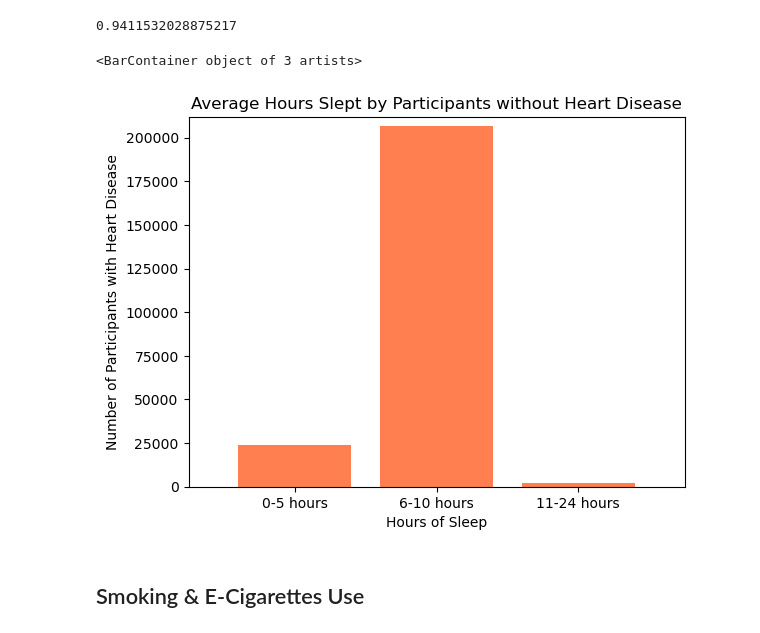
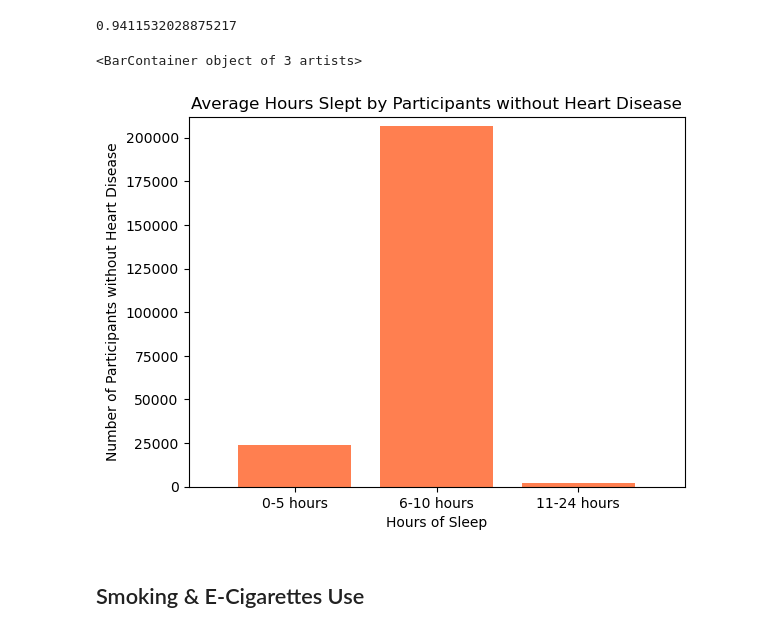
Before and after one commit to RickGrimesCodes/Project-1-GREEN-TEAM-, a Jupyter notebook: jupyterCode/KeyLifestyleIndicators.ipynb, the cells around one changed output. Drawn from its saved outputs; the diff is of its cells as text; code cells hidden in the pictures.

```diff
--- a/jupyterCode/KeyLifestyleIndicators.ipynb
+++ b/jupyterCode/KeyLifestyleIndicators.ipynb
@@ -677,15 +677,15 @@ x_axis = np.arange(len(partResponse))
 # %%
 tick_locations = [value for value in x_axis]
 plt.xticks(tick_locations, sleepHours)
 plt.xlim(-0.75, len(x_axis)-0.25)
 plt.ylim(0, max(partResponse)+5000)
 plt.title("Average Hours Slept by Participants without Heart Disease")
 plt.xlabel("Hours of Sleep")
-plt.ylabel("Number of Participants with Heart Disease")
+plt.ylabel("Number of Participants without Heart Disease")
 plt.bar(x_axis, partResponse, color="coral", align="center")
 # %% [output]
 <BarContainer object of 3 artists>
-[figure, old version]
+[figure, new version]
 # %% [markdown]
 ## Smoking & E-Cigarettes Use
 # %%
```
Also changed, not shown: parts of 2 cells of this notebook.
